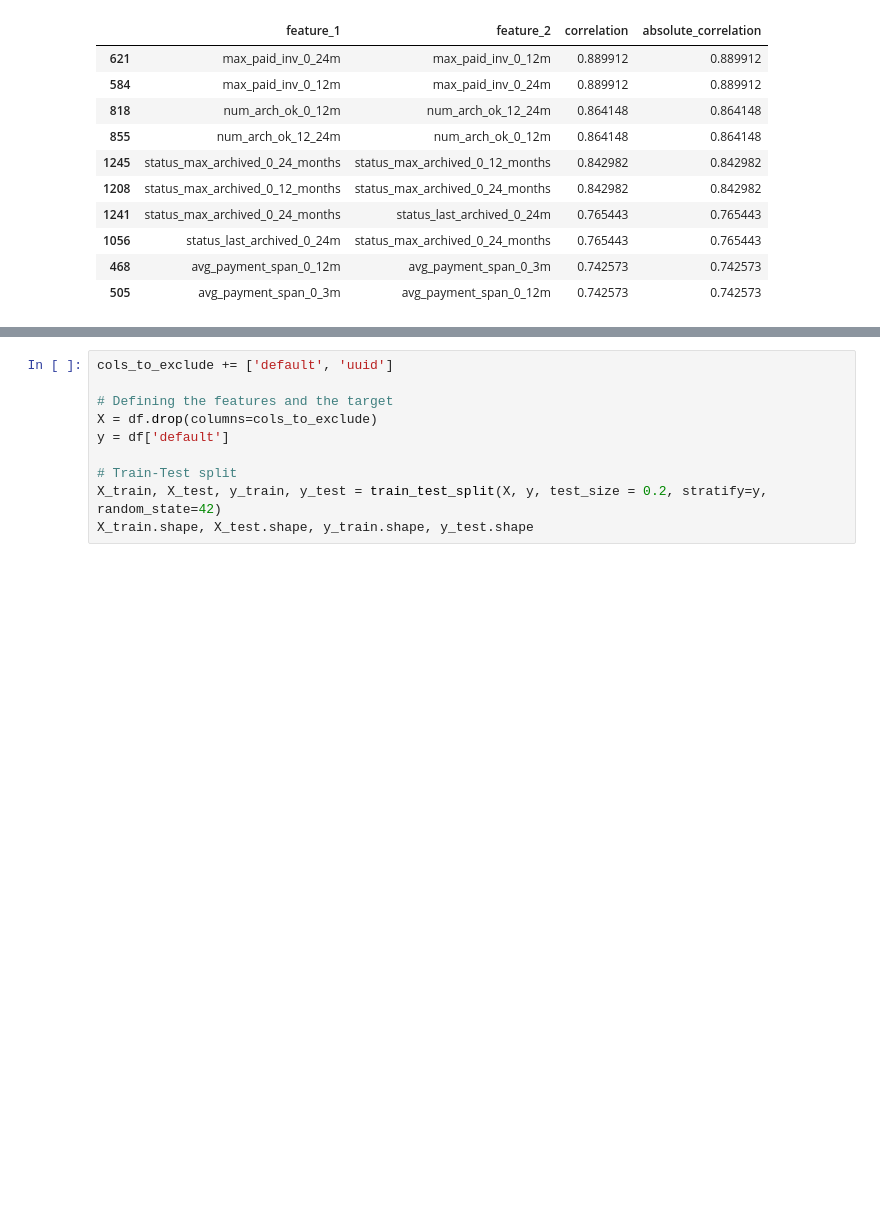
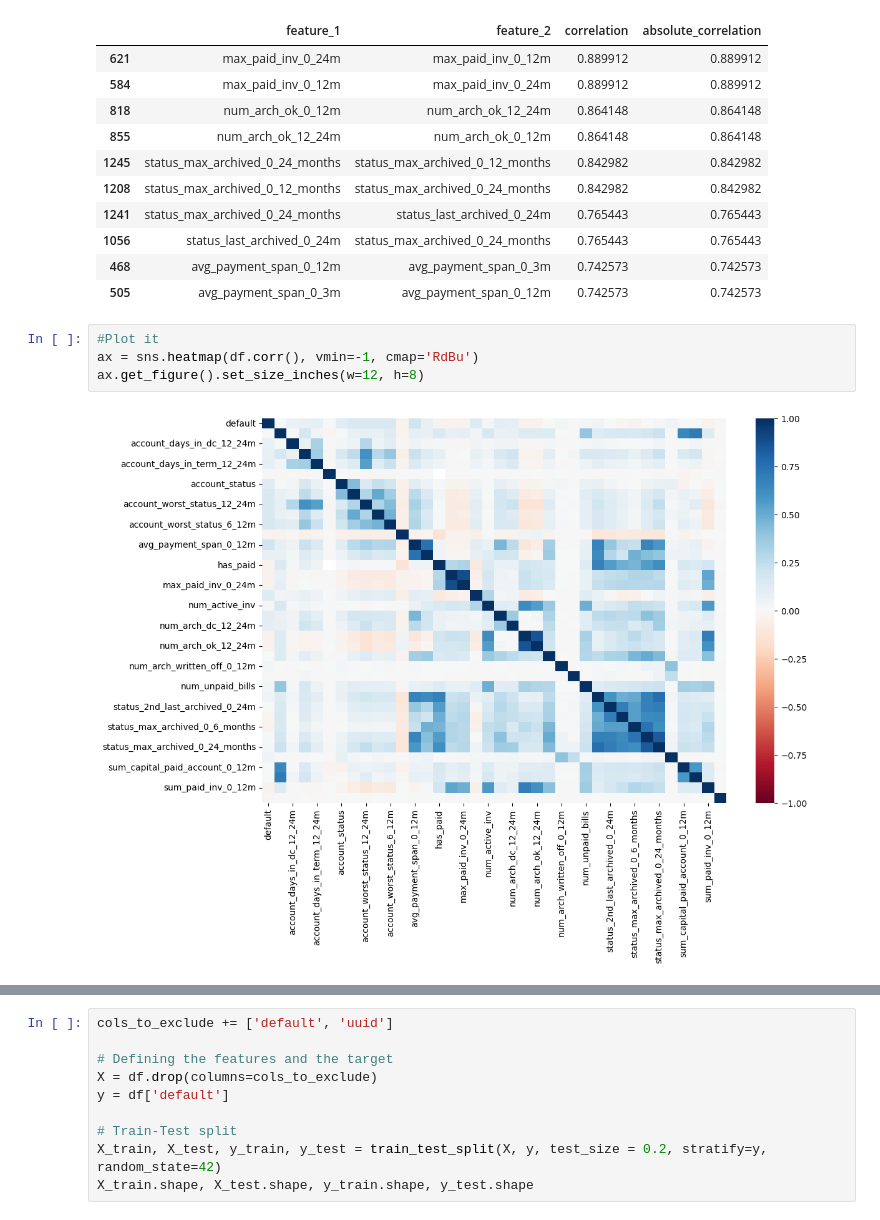
Before and after one commit to erikrowens/Le-Wagon-Case-Study, a Jupyter notebook: Notebook.ipynb, the cells around one changed output, grey strips where cells are left out. Drawn from its saved outputs; the diff is of its cells as text; blank space fills up the shorter version.

```diff
--- a/Notebook.ipynb
+++ b/Notebook.ipynb
@@ -164,6 +168,12 @@ corr_matrix(df).head(10)
 | 1056 | status_last_archived_0_24m | status_max_archived_0_24_months | 0.765443 | 0.765443 |
 | 468 | avg_payment_span_0_12m | avg_payment_span_0_3m | 0.742573 | 0.742573 |
 | 505 | avg_payment_span_0_3m | avg_payment_span_0_12m | 0.742573 | 0.742573 |
+# %%
+#Plot it
+ax = sns.heatmap(df.corr(), vmin=-1, cmap='RdBu')
+ax.get_figure().set_size_inches(w=12, h=8)
+# %% [output]
+[figure, added]
 # %%
 ## There are already 36 columns in the original dataset. A bit less after we
 ## removed the high percentage NA columns. Before getting into the pipeline
```
Also changed, not shown: parts of 7 cells of this notebook.
